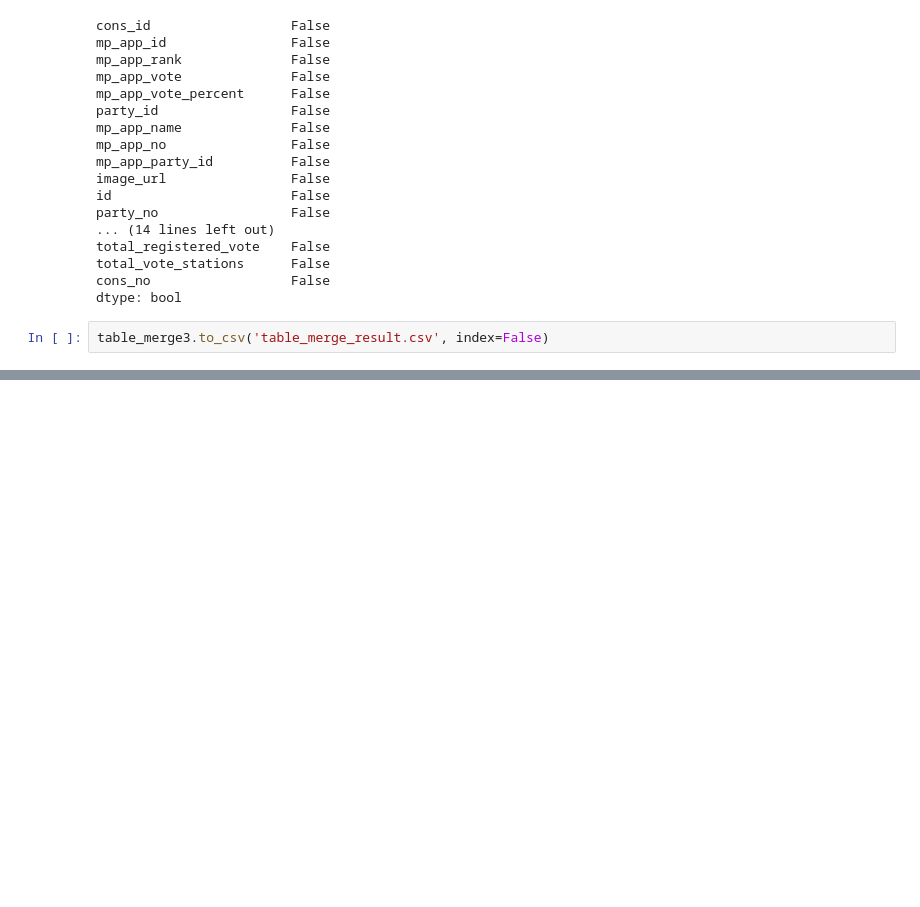
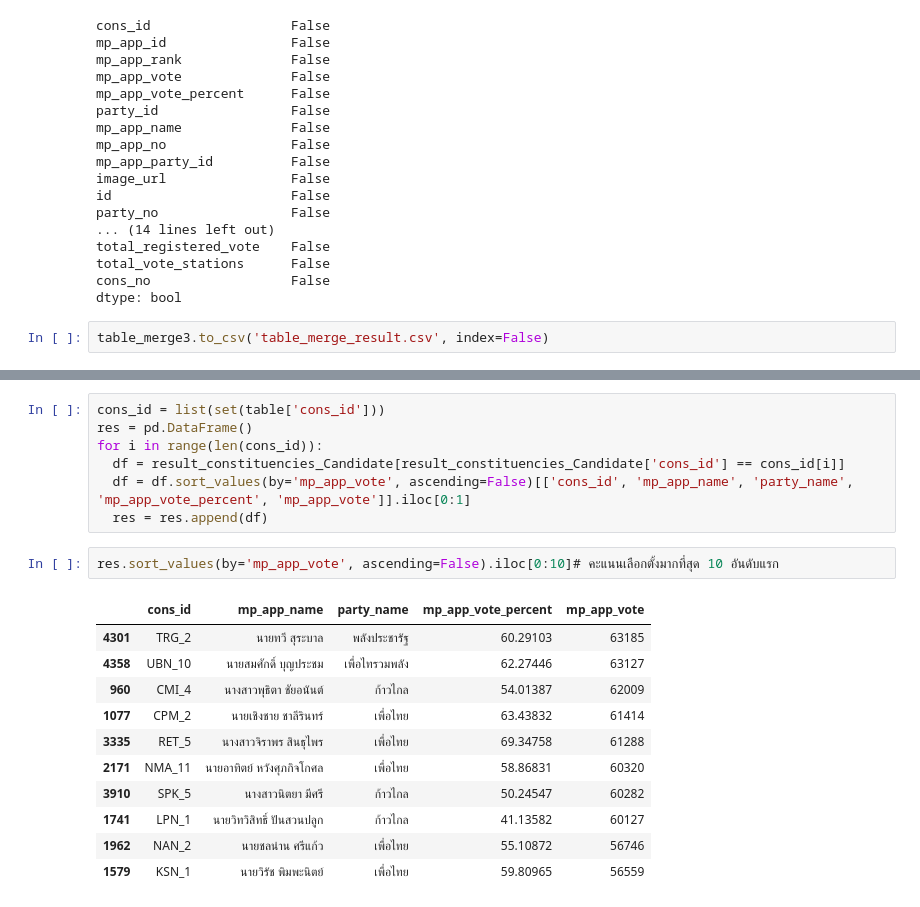
Before and after one commit to Thewaiii/python_dataviz2023, a Jupyter notebook: Untitled1.ipynb, the cells around one changed output, grey strips where cells are left out. Saved outputs shown, nothing was run; the diff lists cells and outputs as text; blank space fills up the shorter version.

```diff
--- a/Untitled1.ipynb
+++ b/Untitled1.ipynb
@@ -286,0 +365,21 @@ table_merge3.to_csv('table_merge_result.csv', index=False)
+# %%
+cons_id = list(set(table['cons_id']))
+res = pd.DataFrame()
+for i in range(len(cons_id)):
+  df = result_constituencies_Candidate[result_constituencies_Candidate['cons_id'] == cons_id[i]]
+  df = df.sort_values(by='mp_app_vote', ascending=False)[['cons_id', 'mp_app_name', 'party_name', 'mp_app_vote_percent', 'mp_app_vote']].iloc[0:1]
+  res = res.append(df)
+# %%
+res.sort_values(by='mp_app_vote', ascending=False).iloc[0:10]# คะแนนเลือกตั้งมากที่สุด 10 อันดับแรก
+# %% [output]
+|  | cons_id | mp_app_name | party_name | mp_app_vote_percent | mp_app_vote |
+| 4301 | TRG_2 | นายทวี สุระบาล | พลังประชารัฐ | 60.29103 | 63185 |
+| 4358 | UBN_10 | นายสมศักดิ์ บุญประชม | เพื่อไทรวมพลัง | 62.27446 | 63127 |
+| 960 | CMI_4 | นางสาวพุธิตา ชัยอนันต์ | ก้าวไกล | 54.01387 | 62009 |
+| 1077 | CPM_2 | นายเชิงชาย ชาลีรินทร์ | เพื่อไทย | 63.43832 | 61414 |
+| 3335 | RET_5 | นางสาวจิราพร สินธุไพร | เพื่อไทย | 69.34758 | 61288 |
+| 2171 | NMA_11 | นายอาทิตย์ หวังศุภกิจโกศล | เพื่อไทย | 58.86831 | 60320 |
+| 3910 | SPK_5 | นางสาวนิตยา มีศรี | ก้าวไกล | 50.24547 | 60282 |
+| 1741 | LPN_1 | นายวิทวิสิทธิ์ ปันสวนปลูก | ก้าวไกล | 41.13582 | 60127 |
+| 1962 | NAN_2 | นายชลน่าน ศรีแก้ว | เพื่อไทย | 55.10872 | 56746 |
+| 1579 | KSN_1 | นายวิรัช พิมพะนิตย์ | เพื่อไทย | 59.80965 | 56559 |
```
Also changed, not shown: parts of 32 cells of this notebook.
